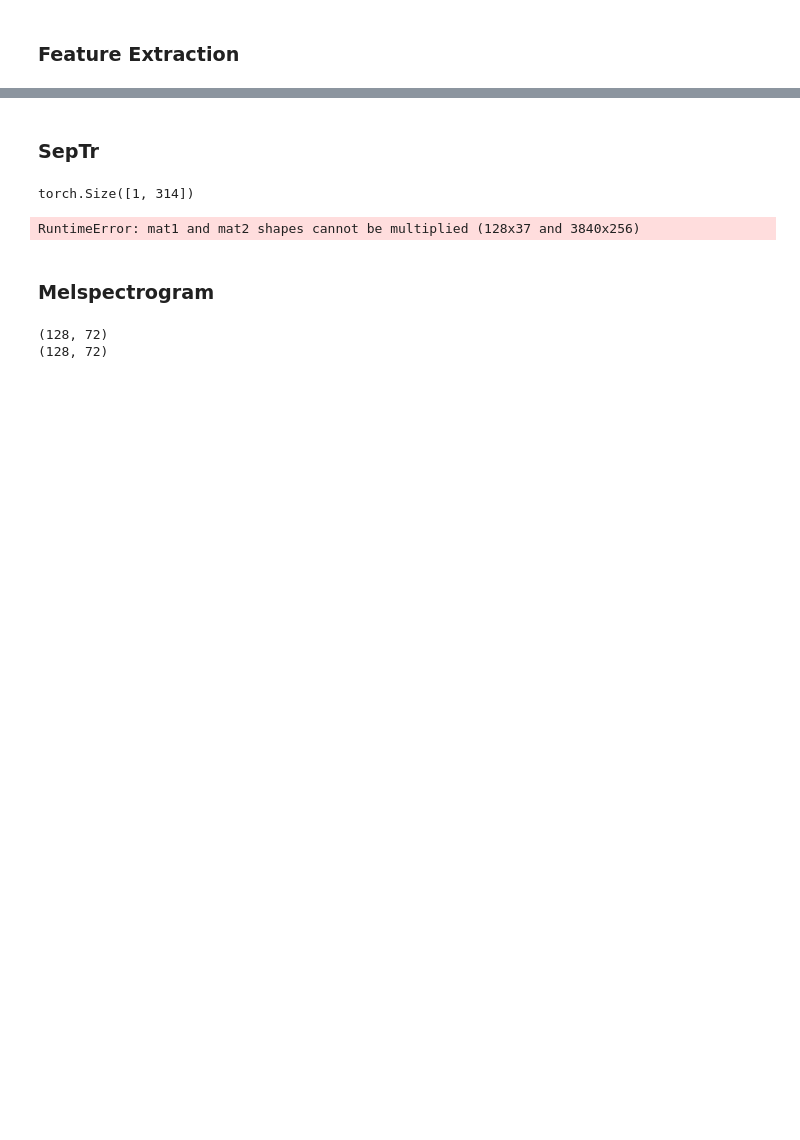
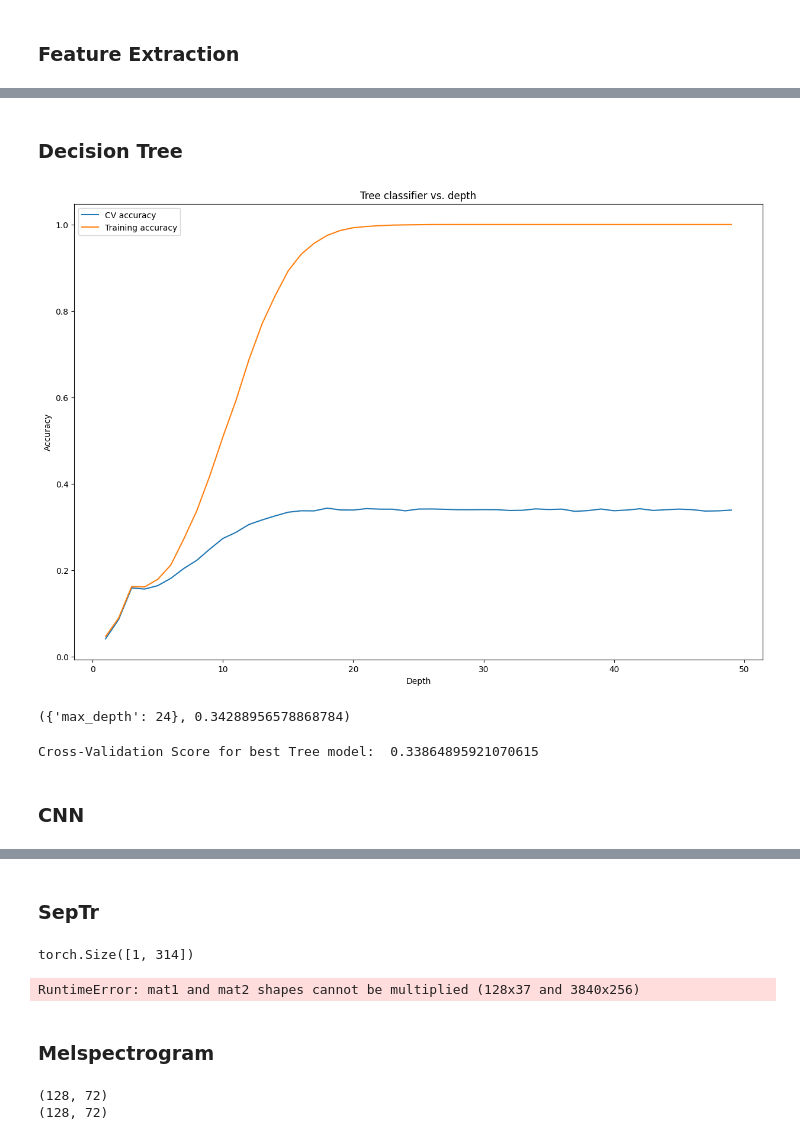
Before and after one commit to RobertoStaino/SER, a Jupyter notebook: exploration_crema.ipynb, the cells around one changed output, grey strips where cells are left out. Cells and saved outputs as stored; diff of their text form; code cells hidden in the pictures; blank space fills up the shorter version.

Commit message:
added more models for benchmark and exploration. spectr: pt1

```diff
--- a/exploration_crema.ipynb
+++ b/exploration_crema.ipynb
@@ -200 +313,33 @@ x_train.shape, y_train.shape, x_test.shape, y_test.shape
+# %% [markdown]
+### Decision Tree
+# %%
+depths = np.arange(1,50,1)
+learner = DecisionTreeClassifier()
+train_score, val_score = validation_curve(learner, x_train, y_train, param_name='max_depth', param_range=depths, cv=3)
+
+plt.subplots(figsize=(15, 10))
+plt.title('Tree classifier vs. depth')
+plt.plot(depths, np.mean(val_score, 1), label='CV accuracy')
+plt.plot(depths, np.mean(train_score, 1), label='Training accuracy')
+plt.legend()
+plt.xlabel('Depth')
+plt.ylabel('Accuracy')
+plt.show()
+# %% [output]
+[figure, added]
+# %%
+k_grid = {'max_depth': range(10, 30, 1)}
+tree_learner = GridSearchCV(estimator=DecisionTreeClassifier(), param_grid=k_grid, cv=3, return_train_score=True)
+tree_learner.fit(x_train, y_train)
+tree_learner.best_params_, tree_learner.best_score_
+# %% [output]
+({'max_depth': 24}, 0.34288956578868784)
+# %%
+tree_model = tree_learner.best_estimator_
+tree_cv_scores = cross_val_score(tree_model, x_train, y_train, cv=5)
+print("Cross-Validation Score for best Tree model: ", tree_cv_scores.mean())
+# %% [output]
+Cross-Validation Score for best Tree model:  0.33864895921070615
+# %% [markdown]
+### CNN
 # %%
```
Also changed, not shown: parts of 23 cells of this notebook, 2 other files.
